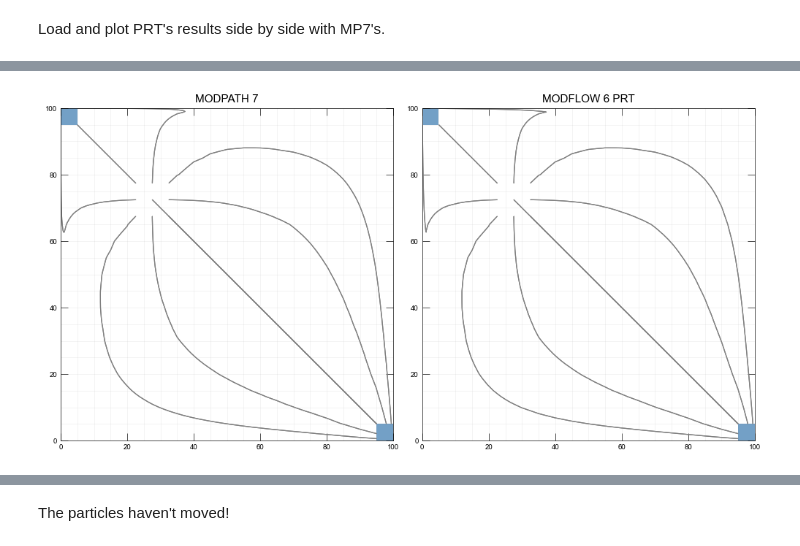
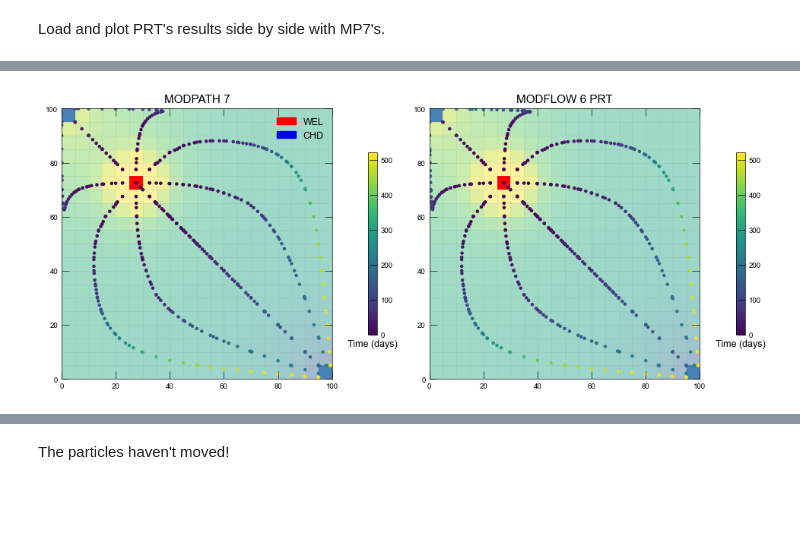
Before and after one commit to wpbonelli/modflow-training-princeton2026, a Jupyter notebook: examples/notebooks/particle_tracking_a.ipynb, the cells around one changed output, grey strips where cells are left out. Saved outputs shown, nothing was run; the diff lists cells and outputs as text; code cells hidden in the pictures; blank space fills up the shorter version.

```diff
--- a/examples/notebooks/particle_tracking_a.ipynb
+++ b/examples/notebooks/particle_tracking_a.ipynb
@@ -50,11 +95,12 @@ base_ws = Path("models") / example_name
 gwf_ws = base_ws / "gwf"
 gwf_ws.mkdir(exist_ok=True, parents=True)
 # %%
+import flopy
+
 gwf_sim = flopy.mf6.MFSimulation(
     sim_name=gwf_name,
     exe_name="mf6",
     version="mf6",
-    continue_=True,
     sim_ws=gwf_ws,
 )
 # %%
@@ -358,13 +433,17 @@ with flopy.plot.styles.USGSPlot():
     ax.set_aspect("equal")
     mm = flopy.plot.PlotMapView(gwf, ax=ax, layer=1)
     mm.plot_grid(alpha=0.2)
-    mm.plot_bc("WEL", plotAll=True, color="red")
+    mm.plot_array(hds_kper1[1], alpha=0.25, vmin=1582, vmax=1587)
+    mm.plot_bc("WEL", plotAll=True, kper=1, color="red")
     mm.plot_bc("CHD", plotAll=True, color="steelblue")
-    pc = mm.plot_array(hds_kper1[1], alpha=0.7, vmin=1582, vmax=1587)
-    mm.plot_pathline(mp7_pls)
-    plt.colorbar(pc, ax=ax, shrink=0.4, label="Head (m)")
+    mm.plot_pathline(pls_mp7)
     ax.set_title("MODPATH 7", fontsize=11)
-    # fig.suptitle("Without Newton: MP7 and PRT give equivalent results", fontsize=12)
+    ax.legend(
+        handles=[
+            Patch(color="red", label="WEL"),
+            Patch(color="blue", label="CHD"),
+        ],
+    )
     fig.tight_layout()
     plt.show()
 # %% [output]
@@ -479,33 +581,41 @@ pls_prt = pd.read_csv(prt_ws / f"{prt_name}.csv")
 # %%
 with flopy.plot.styles.USGSPlot():
     fig, axes = plt.subplots(1, 2, figsize=(10, 5))
 
     # mp7
     ax = axes[0]
     ax.set_aspect("equal")
     mm = flopy.plot.PlotMapView(gwf, ax=ax, layer=0)
-    mm.plot_grid(alpha=0.15, lw=0.4)
-    mm.plot_bc("WEL", plotAll=True, color="red", alpha=0.5)
-    mm.plot_bc("CHD", plotAll=True, color="steelblue", alpha=0.5)
-    mm.plot_pathline(mp7_pls, layer="all", colors=["gray"], lw=0.9)
+    mm.plot_grid(alpha=0.2, lw=0.4)
+    mm.plot_array(hds_kper1[1], alpha=0.25, vmin=1582, vmax=1587)
+    mm.plot_bc("WEL", plotAll=True, kper=1, color="red")
+    mm.plot_bc("CHD", plotAll=True, color="steelblue")
+    pc = ax.scatter(pls_mp7.x, pls_mp7.y, c=pls_mp7.time, s=5)
+    cb = plt.colorbar(pc, shrink=0.5, pad=0.1)
+    cb.ax.set_xlabel(r"Time (days)")
     ax.set_title("MODPATH 7", fontsize=11)
 
     # prt
     ax = axes[1]
     ax.set_aspect("equal")
     mm = flopy.plot.PlotMapView(gwf, ax=ax, layer=0)
-    mm.plot_grid(alpha=0.15, lw=0.4)
-    mm.plot_bc("WEL", plotAll=True, color="red", alpha=0.5)
-    mm.plot_bc("CHD", plotAll=True, color="steelblue", alpha=0.5)
-    mm.plot_pathline(pls_prt, layer="all", colors=["gray"], lw=0.9)
-    releases = pls_prt[pls_prt.ireason == 0]
-    terminals = pls_prt[pls_prt.ireason == 3]
-    # ax.scatter(releases.x, releases.y, s=25, c="limegreen", zorder=5, label="release")
-    # ax.scatter(terminals.x, terminals.y, s=25, c="red", marker="x", zorder=5, label="terminate")
+    mm.plot_grid(alpha=0.2, lw=0.4)
+    mm.plot_array(hds_kper1[1], alpha=0.25, vmin=1582, vmax=1587)
+    mm.plot_bc("WEL", plotAll=True, kper=1, color="red")
+    mm.plot_bc("CHD", plotAll=True, color="steelblue")
+    pc = ax.scatter(pls_prt.x, pls_prt.y, c=pls_prt.t, s=5)
+    cb = plt.colorbar(pc, shrink=0.5, pad=0.1)
+    cb.ax.set_xlabel(r"Time (days)")
     ax.set_title("MODFLOW 6 PRT", fontsize=11)
-    ax.legend(loc="upper right", fontsize=8)
+
+    axes[0].legend(
+        handles=[
+            Patch(color="red", label="WEL"),
+            Patch(color="blue", label="CHD"),
+        ],
+    )
 
     fig.tight_layout()
     plt.show()
 # %% [output]
-[figure, old version]
+[figure, new version]
```
Also changed, not shown: parts of 32 cells of this notebook, 2 other files.
